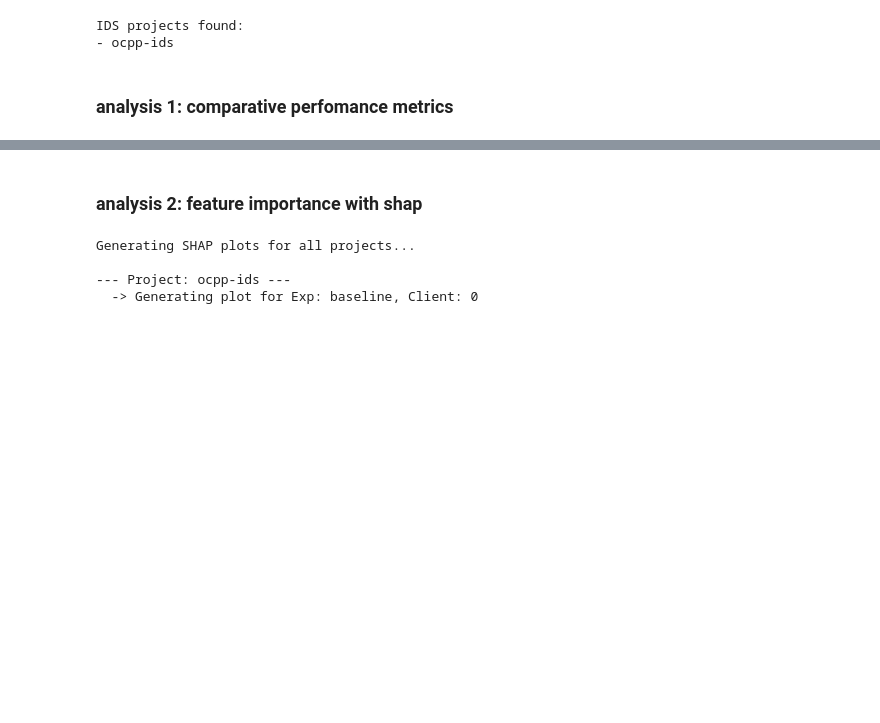
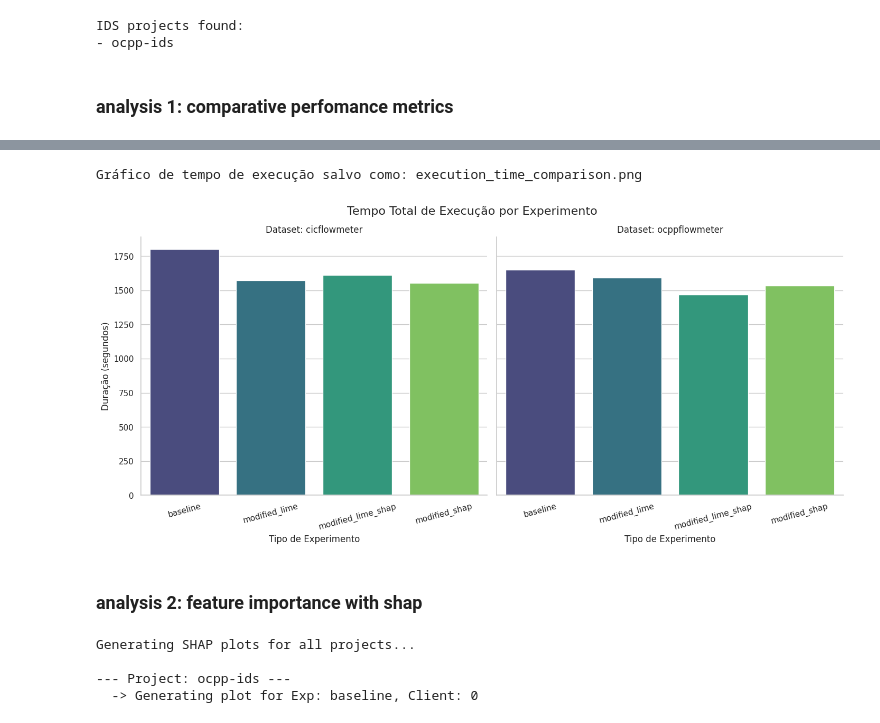
Before and after one commit to th-duvanel/ids-explainability, a Jupyter notebook: analysis.ipynb, the cells around one changed output, grey strips where cells are left out. Cells and saved outputs as stored; diff of their text form; code cells hidden in the pictures; blank space fills up the shorter version.

```diff
--- a/analysis.ipynb
+++ b/analysis.ipynb
@@ -128,3 +170,42 @@ if master_df_list:
+# %%
+df_copy = master_metrics_df.copy()
+df_copy['timestamp'] = pd.to_datetime(df_copy['timestamp'])
+
+duration_df = df_copy.groupby(['dataset_name', 'experiment_type']).agg(
+    start_time=('timestamp', 'min'),
+    end_time=('timestamp', 'max')
+).reset_index()
+
+duration_df['duration_seconds'] = (duration_df['end_time'] - duration_df['start_time']).dt.total_seconds()
+
+g = sns.catplot(
+    data=duration_df,
+    x='experiment_type',
+    y='duration_seconds',
+    col='dataset_name',
+    kind='bar',
+    height=6,
+    aspect=1.2,
+    palette='viridis',
+    hue='experiment_type',
+    legend=False
+)
+
+g.fig.suptitle('Tempo Total de Execução por Experimento', y=1.03, fontsize=16)
+g.set_axis_labels("Tipo de Experimento", "Duração (segundos)")
+g.set_titles("Dataset: {col_name}")
+g.set_xticklabels(rotation=15)
+
+plots_path = os.path.join(ROOT_DIR, 'notebooks', 'plots')
+os.makedirs(plots_path, exist_ok=True)
+file_name = 'execution_time_comparison.png'
+plt.savefig(os.path.join(plots_path, file_name))
+print(f"Gráfico de tempo de execução salvo como: {file_name}")
+
+plt.show()
+# %% [output]
+Gráfico de tempo de execução salvo como: execution_time_comparison.png
+[figure, added]
 # %% [markdown]
 ### analysis 2: feature importance with shap
 # %%
```
Also changed, not shown: parts of 5 cells of this notebook, 20 other files.
